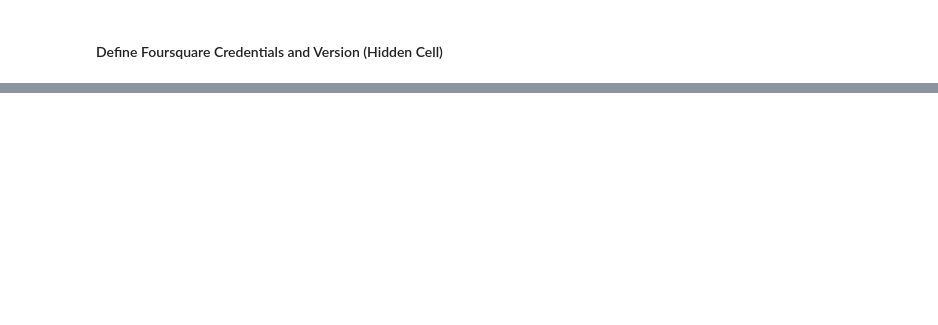
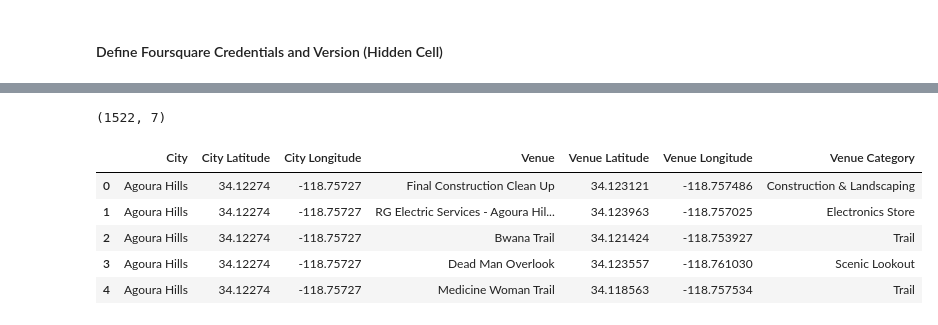
Before and after one commit to elampietti/Coursera_Capstone, a Jupyter notebook: Capstone Project Notebook.ipynb, the cells around one changed output, grey strips where cells are left out. Saved outputs shown, nothing was run; the diff lists cells and outputs as text; code cells hidden in the pictures; blank space fills up the shorter version.

```diff
--- a/Capstone Project Notebook.ipynb
+++ b/Capstone Project Notebook.ipynb
@@ -131,0 +103,8 @@ for lat, lng, label in zip(df1['Latitude'], df1['Longitude'], df1['Neighbourhood
+# %%
+address = 'Los Angeles, US'
+
+geolocator = Nominatim(user_agent="ny_explorer")
+location = geolocator.geocode(address)
+latitude = location.latitude
+longitude = location.longitude
+print('The geograpical coordinates of Los Angeles are {}, {}.'.format(latitude, longitude))
@@ -475,0 +277,11 @@ toronto_merged.loc[toronto_merged['Cluster Labels'] == 4, toronto_merged.columns
+# %%
+print(los_angeles_venues.shape)
+los_angeles_venues.head()
+# %% [output]
+(1522, 7)
+|  | City | City Latitude | City Longitude | Venue | Venue Latitude | Venue Longitude | Venue Category |
+| 0 | Agoura Hills | 34.12274 | -118.75727 | Final Construction Clean Up | 34.123121 | -118.757486 | Construction & Landscaping |
+| 1 | Agoura Hills | 34.12274 | -118.75727 | RG Electric Services - Agoura Hil... | 34.123963 | -118.757025 | Electronics Store |
+| 2 | Agoura Hills | 34.12274 | -118.75727 | Bwana Trail | 34.121424 | -118.753927 | Trail |
+| 3 | Agoura Hills | 34.12274 | -118.75727 | Dead Man Overlook | 34.123557 | -118.761030 | Scenic Lookout |
+| 4 | Agoura Hills | 34.12274 | -118.75727 | Medicine Woman Trail | 34.118563 | -118.757534 | Trail |
```
Also changed, not shown: parts of 103 cells of this notebook.
